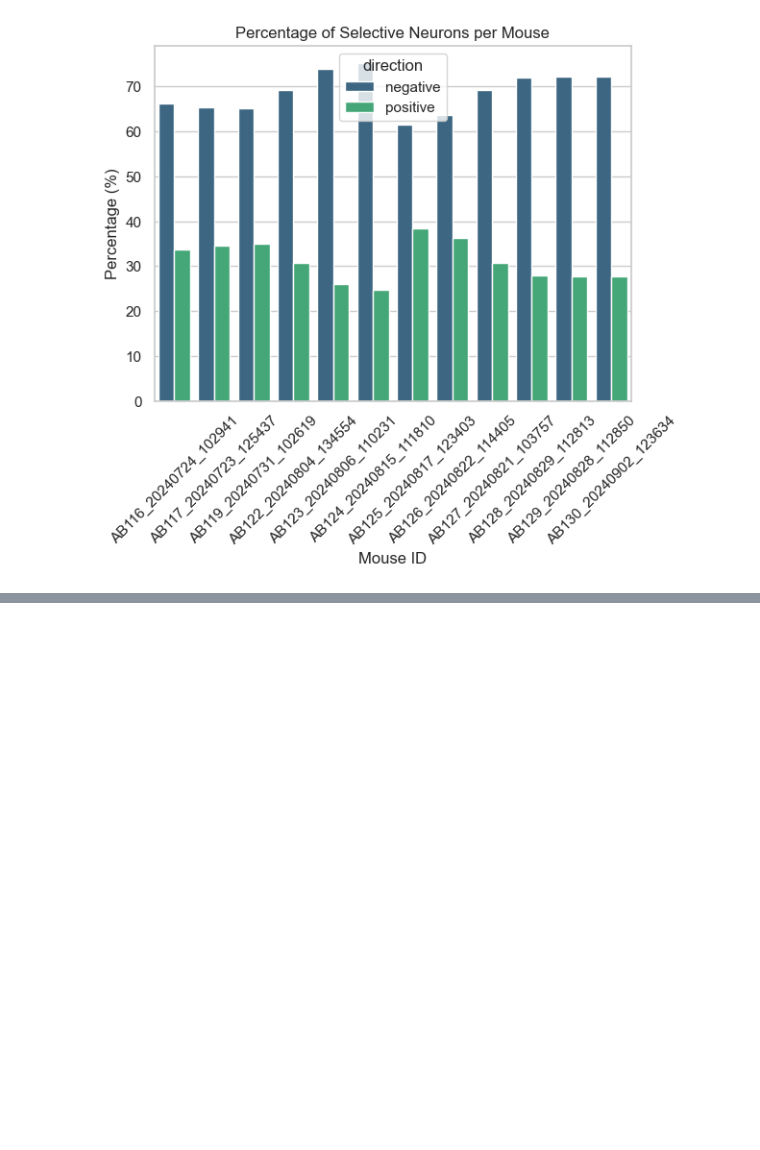
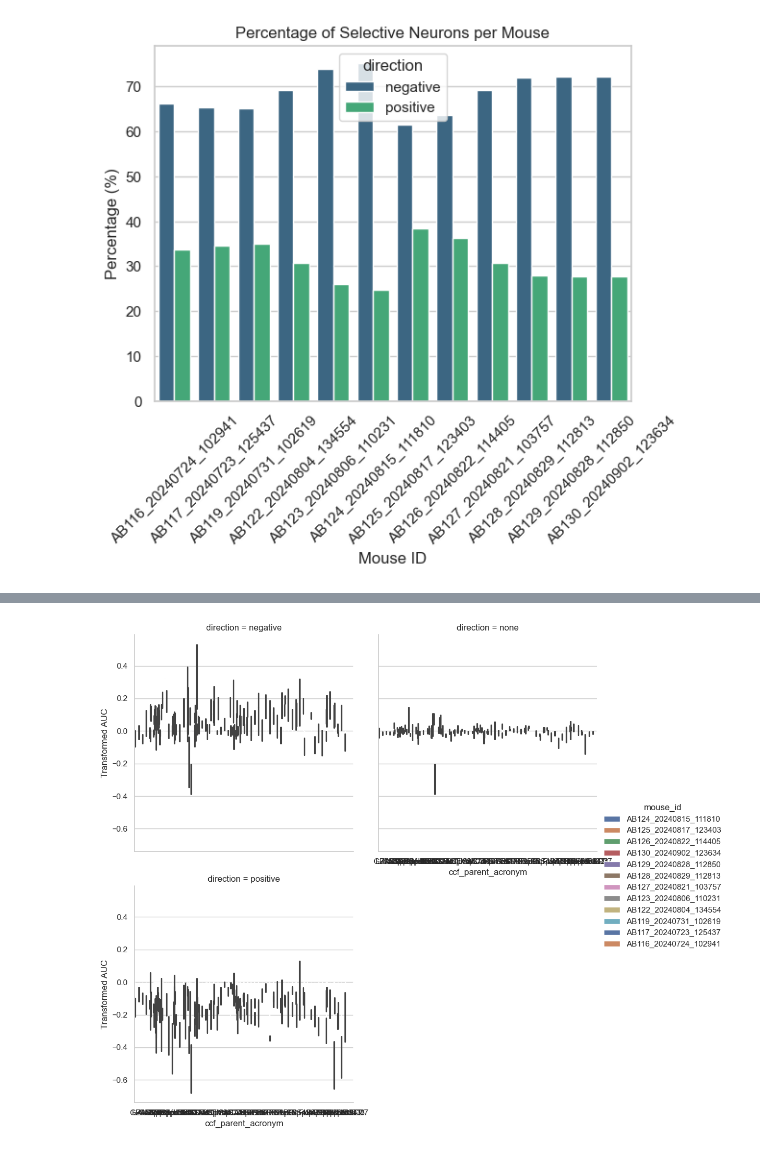
Before and after one commit to shrinidhivelan/Selectivity-Semester-project, a Jupyter notebook: Visualization.ipynb, the cells around one changed output, grey strips where cells are left out. Saved outputs shown, nothing was run; the diff lists cells and outputs as text; code cells hidden in the pictures; blank space fills up the shorter version.

```diff
--- a/Visualization.ipynb
+++ b/Visualization.ipynb
@@ -394,0 +402,5 @@ plt.show()
+# %%
+sns.catplot(data=overall_df, kind="bar", x="ccf_parent_acronym", y="Transformed AUC", hue="mouse_id", col="direction", col_wrap=2, height=5, palette="deep")
+plt.show()
+# %% [output]
+[figure, added]
```
Also changed, not shown: parts of 2 cells of this notebook.
